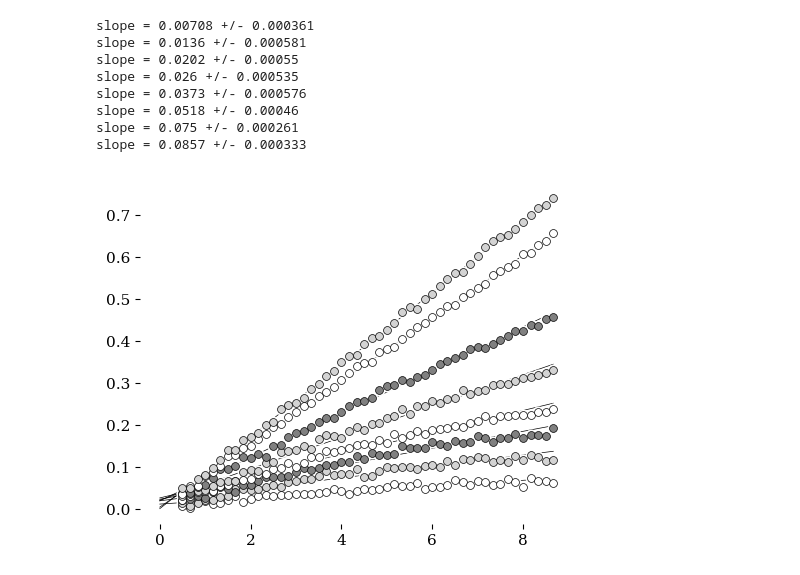
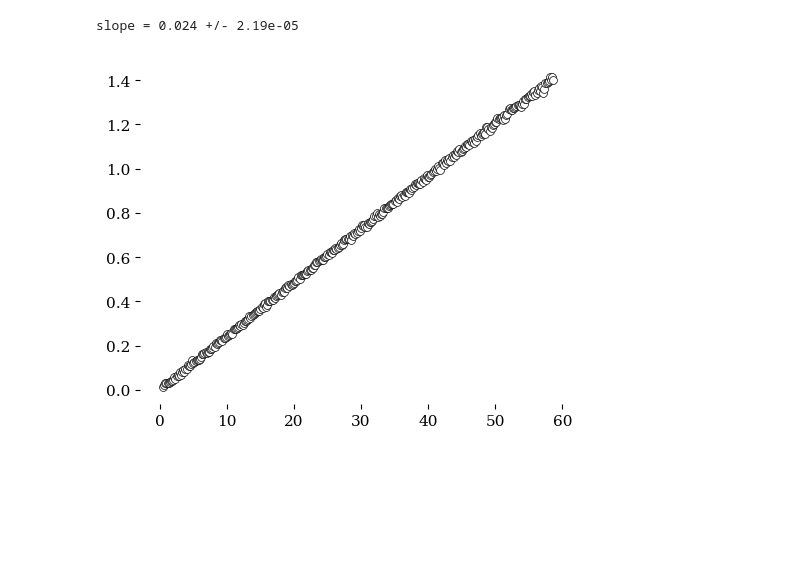
Before and after one commit to blinkletter/StealThisCode, a Jupyter notebook: testideas/DataAnalyzer2.ipynb, the cells around one changed output. Cells and saved outputs as stored; diff of their text form; code cells hidden in the pictures; blank space fills up the shorter version.

```diff
--- a/testideas/DataAnalyzer2.ipynb
+++ b/testideas/DataAnalyzer2.ipynb
@@ -45,10 +45,10 @@ import pandas as pd
 from matplotlib import pyplot as plt
 from scipy.optimize import curve_fit
 
-lane_name = "4"
-points_used = 50
-def linear_function(x, slope, int):
-    return slope*x + int
+lane_name = "10"
+points_used = 350
+def linear_function(x, slope, intercept):
+    return slope*x + intercept
 
 plt.ioff()           ### switch off interactive display of plots. plt.show() needed to display a plot now
 plt.rcdefaults()     ### resets the plot defaults so we always start in the same place
@@ -70,6 +70,9 @@ for lane_name in lane_name_list:
     slope_stderr_list = []
     int_list = []
     int_stderr_list = []
+
+    row_name_list = ["8"]
+
     for row_name in row_name_list:
         in_file_name = data_name + "_" + lane_name + "_" + row_name + ".csv"
         df = pd.read_csv(in_file_name)
@@ -78,7 +81,7 @@ for lane_name in lane_name_list:
         y = df["abs"][0:points_used]
 
         param,cov = curve_fit(linear_function, x,y)
-        slope, int = param
+        slope, intercept = param
 
         perr = np.sqrt(np.diag(cov))
         slope_stderr, int_stderr = perr
@@ -86,51 +89,44 @@ for lane_name in lane_name_list:
 
         slope_list.append(slope)
         slope_stderr_list.append(slope_stderr)
-        int_list.append(int)
+        int_list.append(intercept)
         int_stderr_list.append(int_stderr)
 
         x_fit = np.linspace(0,np.max(x),10)
-        ax.plot(x_fit, linear_function(x_fit, slope, int),
+        ax.plot(x_fit, linear_function(x_fit, slope, intercept),
                 linestyle = '-',
                 linewidth='0.5',
                 color = 'black',
                 zorder = 0)
         ax.scatter(x, y,
                 marker='o',
                 color=color_list[n%3],
                 edgecolors = 'black',
                 linewidths = 0.5,
                 s=32,
                 zorder = 2)
         ax.scatter(x, y,
                 marker='o',
                 color='white',
                 edgecolors = None,
                 linewidths = 0.5,
                 s=64,
                 zorder = 1)
         n += 1
     conc_list = S_conc_list
 
     dict = {"S conc":conc_list,
             "slope":slope_list,
             "slope stderr":slope_stderr_list,
             "int": int_list,
             "int stderr":int_stderr_list}
-    data_for_lane = pd.DataFrame(dict)
+#    data_for_lane = pd.DataFrame(dict)
 
-    data_for_lane.to_csv("data1/init_rates_lane_"+lane_name+".csv")
+#    data_for_lane.to_csv("data1/init_rates_lane_"+lane_name+".csv")
 
 fig.tight_layout()  # otherwise the right y-label is slightly clipped
 plt.savefig(plot_file+"_"+lane_name+".pdf")     ### export the plot as this
 plt.show()
 # %% [output]
-slope = 0.00708 +/- 0.000361
-slope = 0.0136 +/- 0.000581
-slope = 0.0202 +/- 0.00055
-slope = 0.026 +/- 0.000535
-slope = 0.0373 +/- 0.000576
-slope = 0.0518 +/- 0.00046
-slope = 0.075 +/- 0.000261
-slope = 0.0857 +/- 0.000333
+slope = 0.024 +/- 2.19e-05
-[figure, old version]
+[figure, new version]
```
Also changed, not shown: parts of 1 cell of this notebook, 4 other files.
